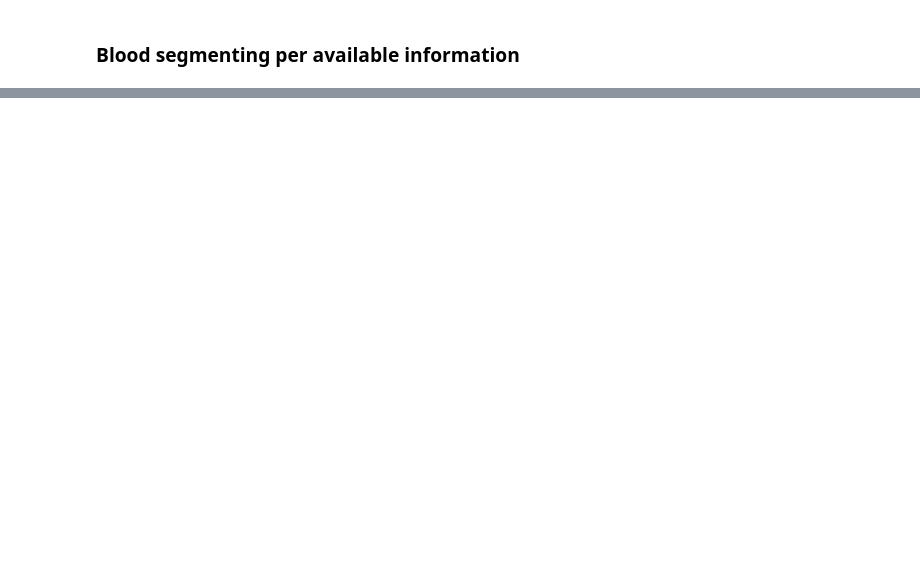
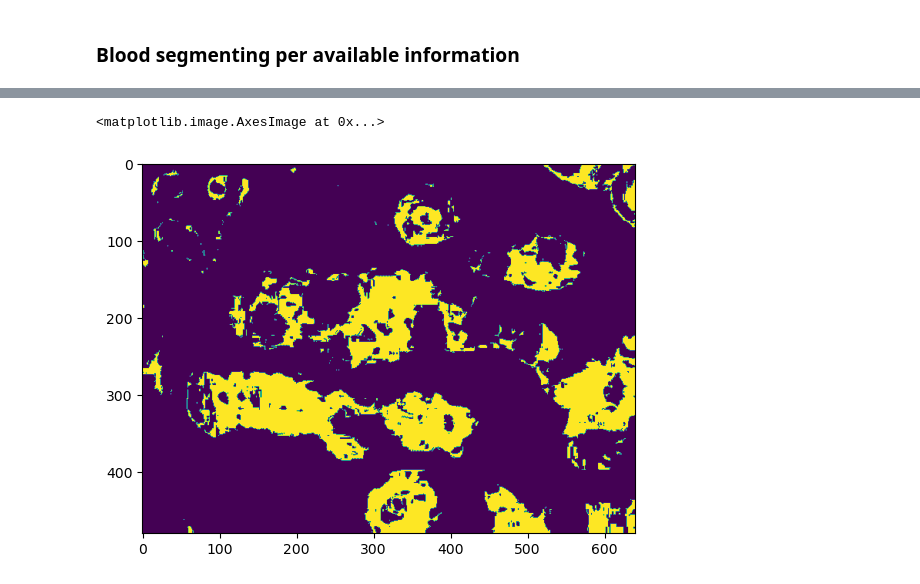
Before and after one commit to shreeja-shreeja/blood-image-exp, a Jupyter notebook: blood_segment.ipynb, the cells around one changed output, grey strips where cells are left out. Drawn from its saved outputs; the diff is of its cells as text; code cells hidden in the pictures; blank space fills up the shorter version.

```diff
--- a/blood_segment.ipynb
+++ b/blood_segment.ipynb
@@ -65,7 +65,7 @@ root = 'https://raw.githubusercontent.com/Shenggan/BCCD_Dataset/master/BCCD/JPEG
 df = pd.read_csv(csv_path)
 # %%
 # Read the image
-blood = "BloodImage_00256.jpg"
+blood = "BloodImage_00268.jpg"
 
 rslt_df = df.loc[df['filename'] == blood]
 img = get_image(root+blood)
@@ -127,7 +133,7 @@ def hsv_filter(img, lower, upper, lower2=None, upper2=None):
     return output
 # %%
 # Set thresholds type = [lower_th, upper_th]
-wbc_th = [np.array([120, 120, 200]), np.array([135, 160, 225])]
+wbc_th = [np.array([120, 30, 180]), np.array([135, 160, 225])]
 plt_th = [np.array([110, 55, 180]), np.array([135, 110, 210])]
 rbc_th = [np.array([0, 20, 170]), np.array([10, 50, 200]), np.array([150, 20, 170]), np.array([179, 50, 200])]
 
@@ -160,18 +168,21 @@ for i, celltype in enumerate(types):
 # %%
 # Otsu's binary thresholding
 # Adapted from https://learnopencv.com/otsu-thresholding-with-opencv/
-blur = cv2.GaussianBlur(imgs[0], (5, 5), 0)
-h, s, v = cv2.split(blur)
+#blur = cv2.GaussianBlur(imgs[0], (5, 5), 0)
+h, s, v = cv2.split(imgs[1])
 #h, s, v = cv2.split(imgs[0])
 
 # Applying Otsu's method setting the flag value into cv.THRESH_OTSU.
 # Use a bimodal image as an input.
 # Optimal threshold value is cdetermined automatically.
 otsu_th, image_result = cv2.threshold(
     v, 0, 255, cv2.THRESH_BINARY + cv2.THRESH_OTSU,
 )
 
 #blur = cv2.GaussianBlur(image_result, (5, 5), 0)
 
 plt.imshow(image_result)
+# %% [output]
+<matplotlib.image.AxesImage at 0x...>
+[figure, added]
 # %%
```
Also changed, not shown: parts of 5 cells of this notebook, 2 other files.
